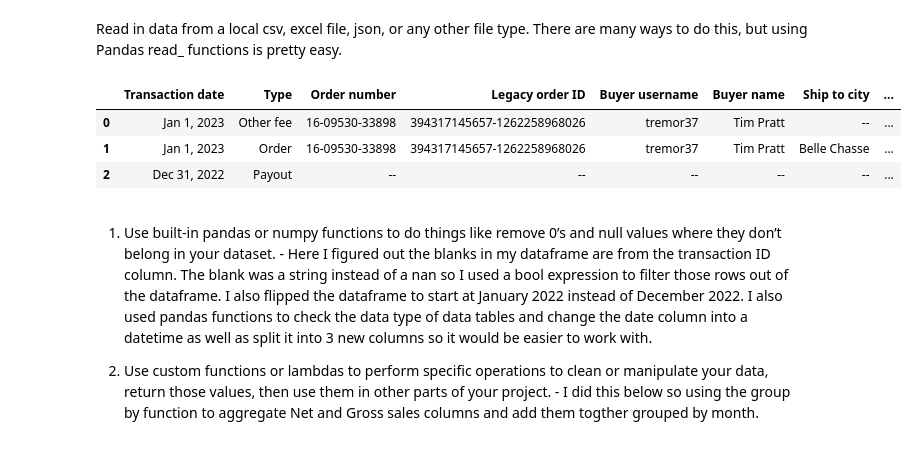
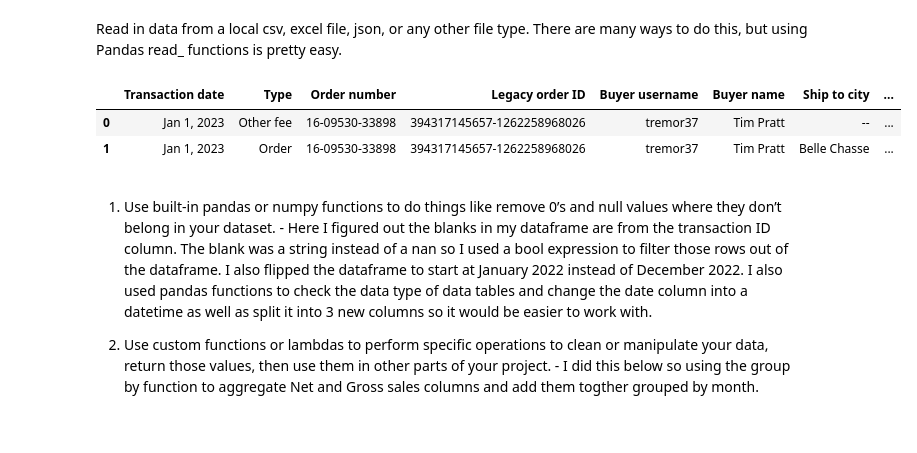
Before and after one commit to NMason1990/My-Ebay-Sales-Data-Analysis---2022, a Jupyter notebook: Ebay_Sales_Data2.ipynb, the cells around one changed output. Cells and saved outputs as stored; diff of their text form; code cells hidden in the pictures.

```diff
--- a/Ebay_Sales_Data2.ipynb
+++ b/Ebay_Sales_Data2.ipynb
@@ -11,21 +11,21 @@ pretty easy.
 # %%
 import pandas as pd
 import numpy as np
-from matplotlib import pyplot as plt
+import matplotlib.pyplot as plt
+import calendar
 
 pd.options.display.max_rows = 374
 pd.options.display.max_columns = 374
 
 df = pd.read_csv(r'Transaction-Report-Feb-03-2023-07_27_28-0700-1382246697.csv')
 columns = df.loc[:, ['Transaction date' , 'Order number' , 'Buyer username' , 'Ship to province/region/state', 'Ship to zip', 'Ship to country' ,\
      'Net amount' , 'Item ID' , 'Transaction ID' , 'Item title' , 'Gross transaction amount'] ]
 
-df.head(3)
+df.head(2)
 # %% [output]
 |  | Transaction date | Type | Order number | Legacy order ID | Buyer username | Buyer name | Ship to city | ... |
 | 0 | Jan 1, 2023 | Other fee | 16-09530-33898 | 394317145657-1262258968026 | tremor37 | Tim Pratt | -- | ... |
 | 1 | Jan 1, 2023 | Order | 16-09530-33898 | 394317145657-1262258968026 | tremor37 | Tim Pratt | Belle Chasse | ... |
-| 2 | Dec 31, 2022 | Payout | -- | -- | -- | -- | -- | ... |
 # %% [markdown]
 1. Use built-in pandas or numpy
 functions to do things like
```
Also changed, not shown: parts of 6 cells of this notebook.
